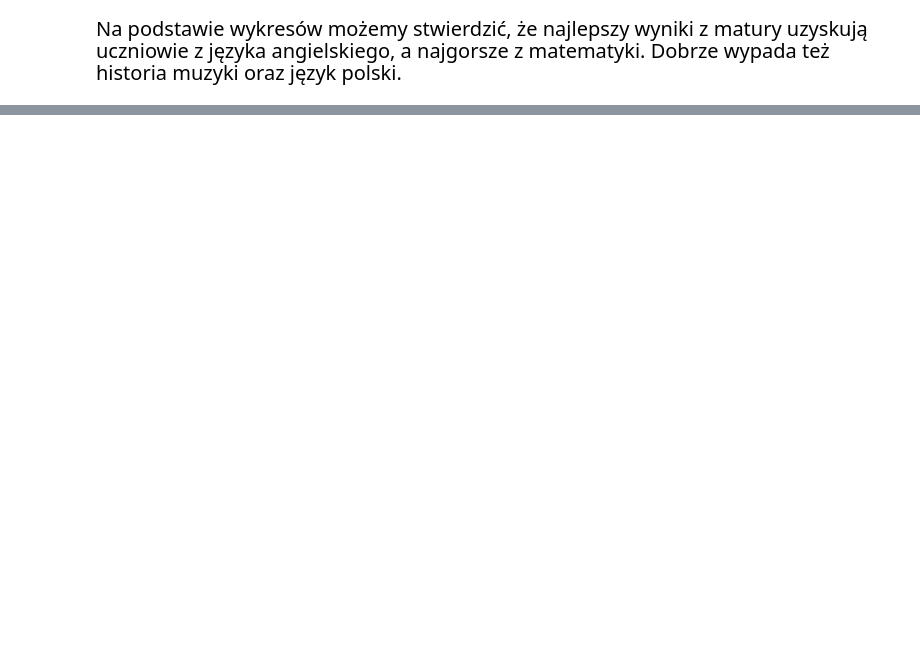
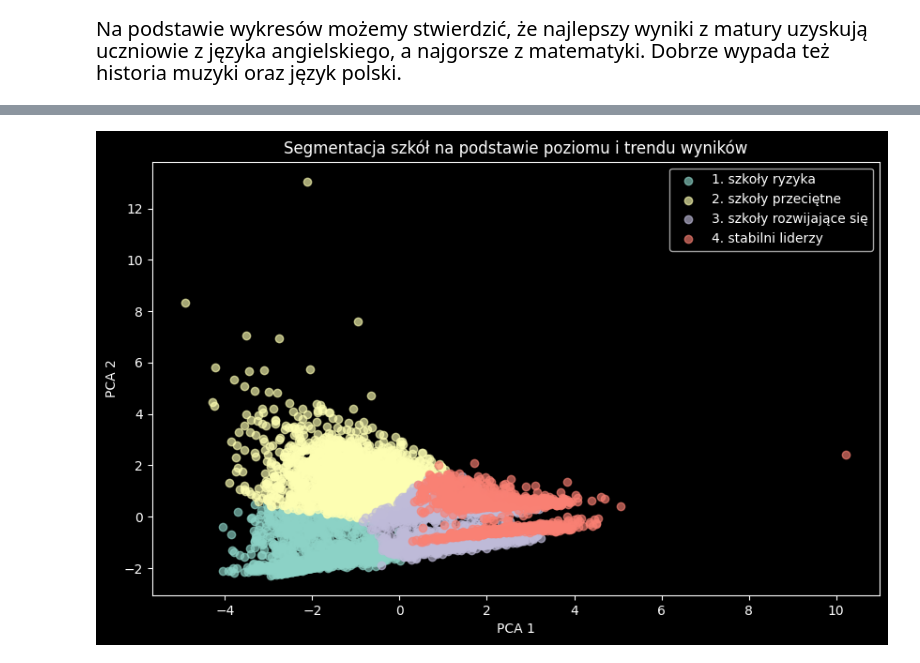
Before and after one commit to Gipsonek123/Projekt2-wyniki_matur, a Jupyter notebook: Projekt2 - wyniki matur.ipynb, the cells around one changed output, grey strips where cells are left out. Saved outputs shown, nothing was run; the diff lists cells and outputs as text; code cells hidden in the pictures; blank space fills up the shorter version.

```diff
--- a/Projekt2 - wyniki matur.ipynb
+++ b/Projekt2 - wyniki matur.ipynb
@@ -621,0 +812,78 @@ plot_pass_percentage_for_subjects(df_2024, subjects, column_names, 2024)
+# %%
+trajectory_df = ai_df.groupby('Id szkoły').agg(
+    Nazwa_szkoły=('Nazwa szkoły', 'first'),
+    Województwo=('Województwo', 'first'),
+    Typ_placówki=('Typ placówki', 'first'),
+    Liczba_lat=('Rok', 'count'),
+    Średnia_zdawalność=('Procent zdawalności', 'mean'),
+    Odchylenie_zdawalności=('Procent zdawalności', 'std'),
+    Średnia_obowiązkowe=('Średnia przedmiotów obowiązkowych', 'mean'),
+    Średnia_rozszerzone=('Średnia przedmiotów rozszerzonych', 'mean'),
+    Średnia_liczba_zdających=('Liczba zdających', 'mean')
+).reset_index()
+
+trajectory_df['Odchylenie_zdawalności'] = trajectory_df['Odchylenie_zdawalności'].fillna(0)
+
+trend_values = []
+for school_id, group in ai_df.groupby('Id szkoły'):
+    group = group.sort_values('Rok')
+    if len(group) >= 2:
+        trend = np.polyfit(group['Rok'], group['Procent zdawalności'], 1)[0]
+    else:
+        trend = 0
+    trend_values.append((school_id, trend))
+
+trend_df = pd.DataFrame(trend_values, columns=['Id szkoły', 'Trend_zdawalności_na_rok'])
+trajectory_df = trajectory_df.merge(trend_df, on='Id szkoły', how='left')
+
+cluster_features = [
+    'Liczba_lat', 'Średnia_zdawalność', 'Odchylenie_zdawalności',
+    'Średnia_obowiązkowe', 'Średnia_rozszerzone',
+    'Średnia_liczba_zdających', 'Trend_zdawalności_na_rok'
+]
+
+cluster_pipeline = Pipeline([
+    ('imputer', SimpleImputer(strategy='median')),
+    ('scaler', StandardScaler())
+])
+
+X_cluster = cluster_pipeline.fit_transform(trajectory_df[cluster_features])
+kmeans = KMeans(n_clusters=4, n_init=30, random_state=42)
+trajectory_df['Klaster'] = kmeans.fit_predict(X_cluster)
+
+cluster_profile = trajectory_df.groupby('Klaster')[cluster_features].mean().round(2)
+cluster_order = cluster_profile['Średnia_zdawalność'].sort_values().index.tolist()
+cluster_labels = {
+    cluster_order[0]: '1. szkoły ryzyka',
+    cluster_order[1]: '2. szkoły przeciętne',
+    cluster_order[2]: '3. szkoły rozwijające się',
+    cluster_order[3]: '4. stabilni liderzy'
+}
+trajectory_df['Segment szkoły'] = trajectory_df['Klaster'].map(cluster_labels)
+
+display(trajectory_df['Segment szkoły'].value_counts().rename('Liczba szkół').to_frame())
+display(trajectory_df.groupby('Segment szkoły')[cluster_features].mean().round(2).sort_values('Średnia_zdawalność'))
+
+display(
+    trajectory_df[['Segment szkoły', 'Nazwa_szkoły', 'Województwo', 'Trend_zdawalności_na_rok', 'Średnia_zdawalność']]
+    .sort_values(['Segment szkoły', 'Średnia_zdawalność'], ascending=[True, False])
+    .groupby('Segment szkoły')
+    .head(5)
+)
+
+pca = PCA(n_components=2, random_state=42)
+pca_points = pca.fit_transform(X_cluster)
+plot_df = pd.DataFrame(pca_points, columns=['PCA 1', 'PCA 2'])
+plot_df['Segment szkoły'] = trajectory_df['Segment szkoły'].values
+
+plt.figure(figsize=(10, 6))
+for segment in sorted(plot_df['Segment szkoły'].unique()):
+    mask = plot_df['Segment szkoły'] == segment
+    plt.scatter(plot_df.loc[mask, 'PCA 1'], plot_df.loc[mask, 'PCA 2'], alpha=0.65, label=segment)
+plt.title('Segmentacja szkół na podstawie poziomu i trendu wyników')
+plt.xlabel('PCA 1')
+plt.ylabel('PCA 2')
+plt.legend()
+plt.show()
+# %% [output]
+[figure, added]
```
Also changed, not shown: parts of 30 cells of this notebook.
